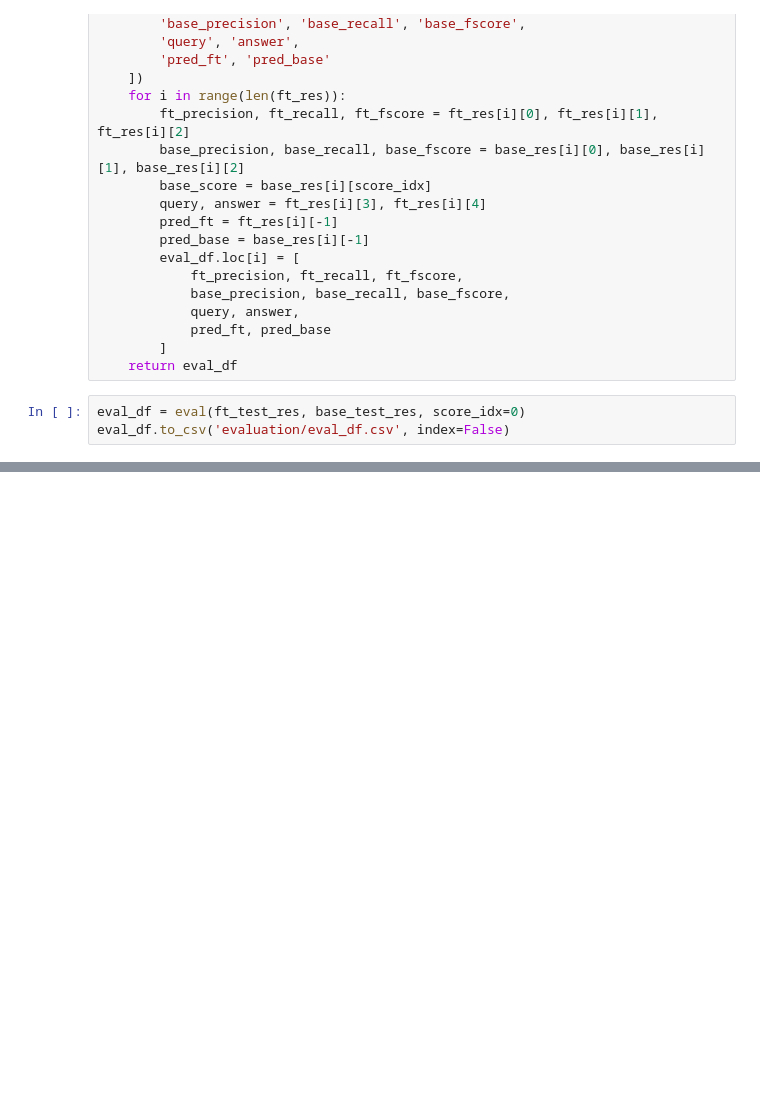
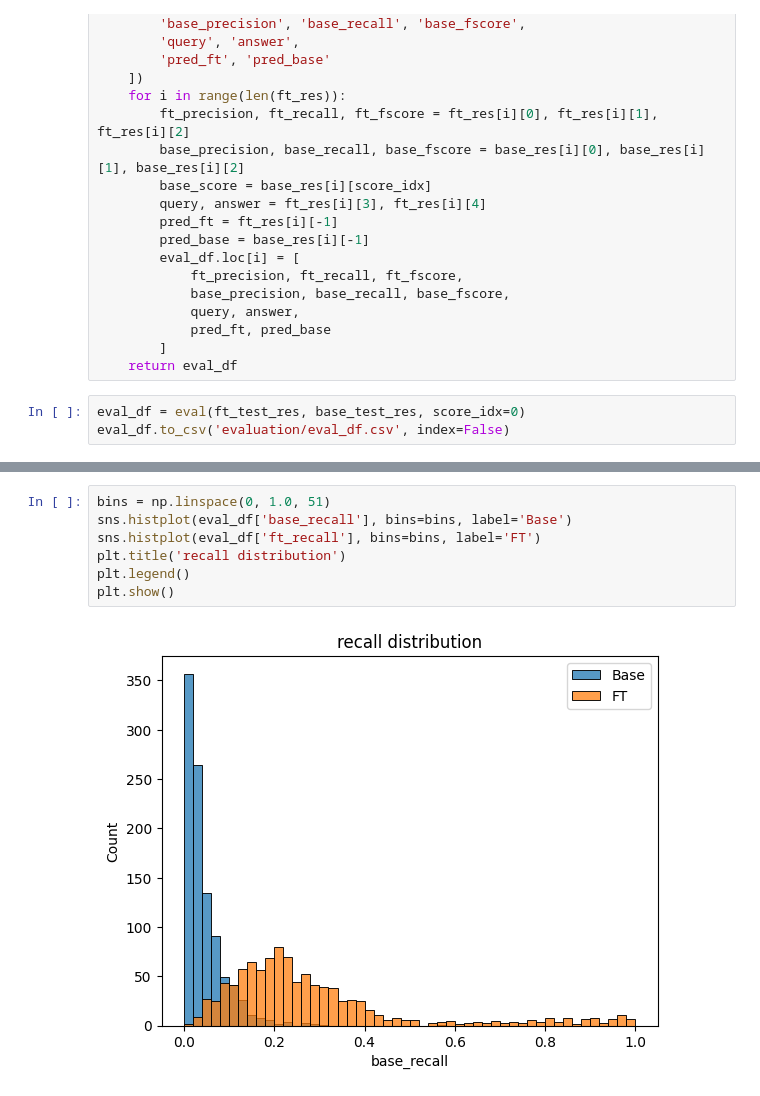
Before and after one commit to jzxcd/MedicalAssistantBot, a Jupyter notebook: 2 - evaluation.ipynb, the cells around one changed output, grey strips where cells are left out. Drawn from its saved outputs; the diff is of its cells as text; blank space fills up the shorter version.

```diff
--- a/2 - evaluation.ipynb
+++ b/2 - evaluation.ipynb
@@ -93,0 +115,9 @@ ft_test_res[:2]
+# %%
+bins = np.linspace(0, 1.0, 51)
+sns.histplot(eval_df['base_recall'], bins=bins, label='Base')
+sns.histplot(eval_df['ft_recall'], bins=bins, label='FT')
+plt.title('recall distribution')
+plt.legend()
+plt.show()
+# %% [output]
+[figure, added]
```
Also changed, not shown: parts of 8 cells of this notebook, 3 other files.
